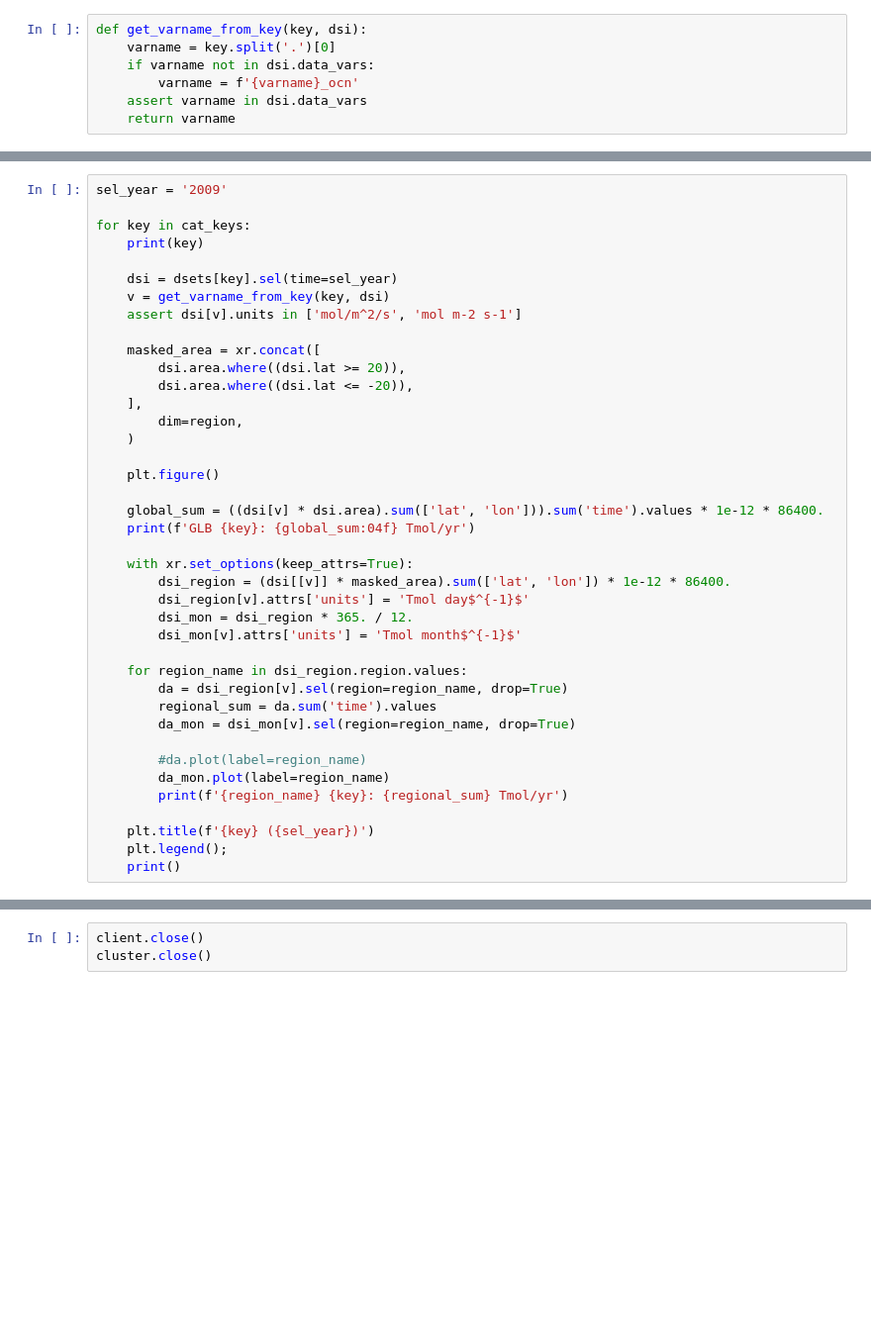
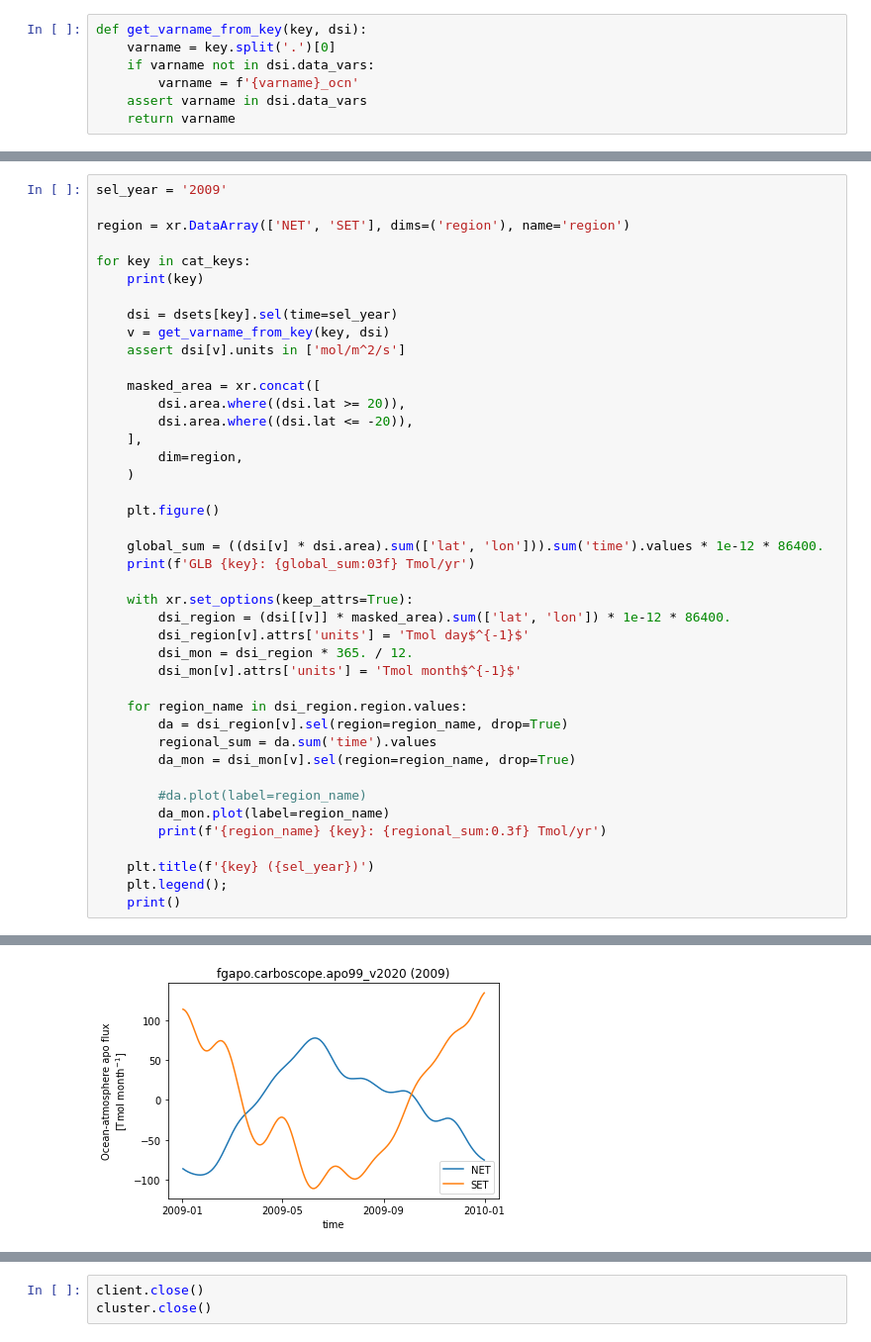
Before and after one commit to matt-long/sno-analysis, a Jupyter notebook: notebooks/publish-fluxes.ipynb, the cells around one changed output, grey strips where cells are left out. Shown at 99% size. Saved outputs shown, nothing was run; the diff lists cells and outputs as text; blank space fills up the shorter version.

```diff
--- a/notebooks/publish-fluxes.ipynb
+++ b/notebooks/publish-fluxes.ipynb
@@ -119,12 +236,14 @@ masked_area.isel(region=0).plot()
 # %%
 sel_year = '2009'
+
+region = xr.DataArray(['NET', 'SET'], dims=('region'), name='region')
 
 for key in cat_keys:
     print(key)
 
     dsi = dsets[key].sel(time=sel_year)
     v = get_varname_from_key(key, dsi)
-    assert dsi[v].units in ['mol/m^2/s', 'mol m-2 s-1']
+    assert dsi[v].units in ['mol/m^2/s']
 
     masked_area = xr.concat([
         dsi.area.where((dsi.lat >= 20)),
@@ -136,7 +255,7 @@ for key in cat_keys:
     plt.figure()
 
     global_sum = ((dsi[v] * dsi.area).sum(['lat', 'lon'])).sum('time').values * 1e-12 * 86400.
-    print(f'GLB {key}: {global_sum:04f} Tmol/yr')
+    print(f'GLB {key}: {global_sum:03f} Tmol/yr')
 
     with xr.set_options(keep_attrs=True):
         dsi_region = (dsi[[v]] * masked_area).sum(['lat', 'lon']) * 1e-12 * 86400.
@@ -151,8 +270,9 @@ for key in cat_keys:
 
         #da.plot(label=region_name)
         da_mon.plot(label=region_name)
-        print(f'{region_name} {key}: {regional_sum} Tmol/yr')
+        print(f'{region_name} {key}: {regional_sum:0.3f} Tmol/yr')
 
     plt.title(f'{key} ({sel_year})')
     plt.legend();
     print()
+# %% [output]
@@ -158,0 +296 @@ for key in cat_keys:
+[figure, added]
```
Also changed, not shown: parts of 11 cells of this notebook, 4 other files.
